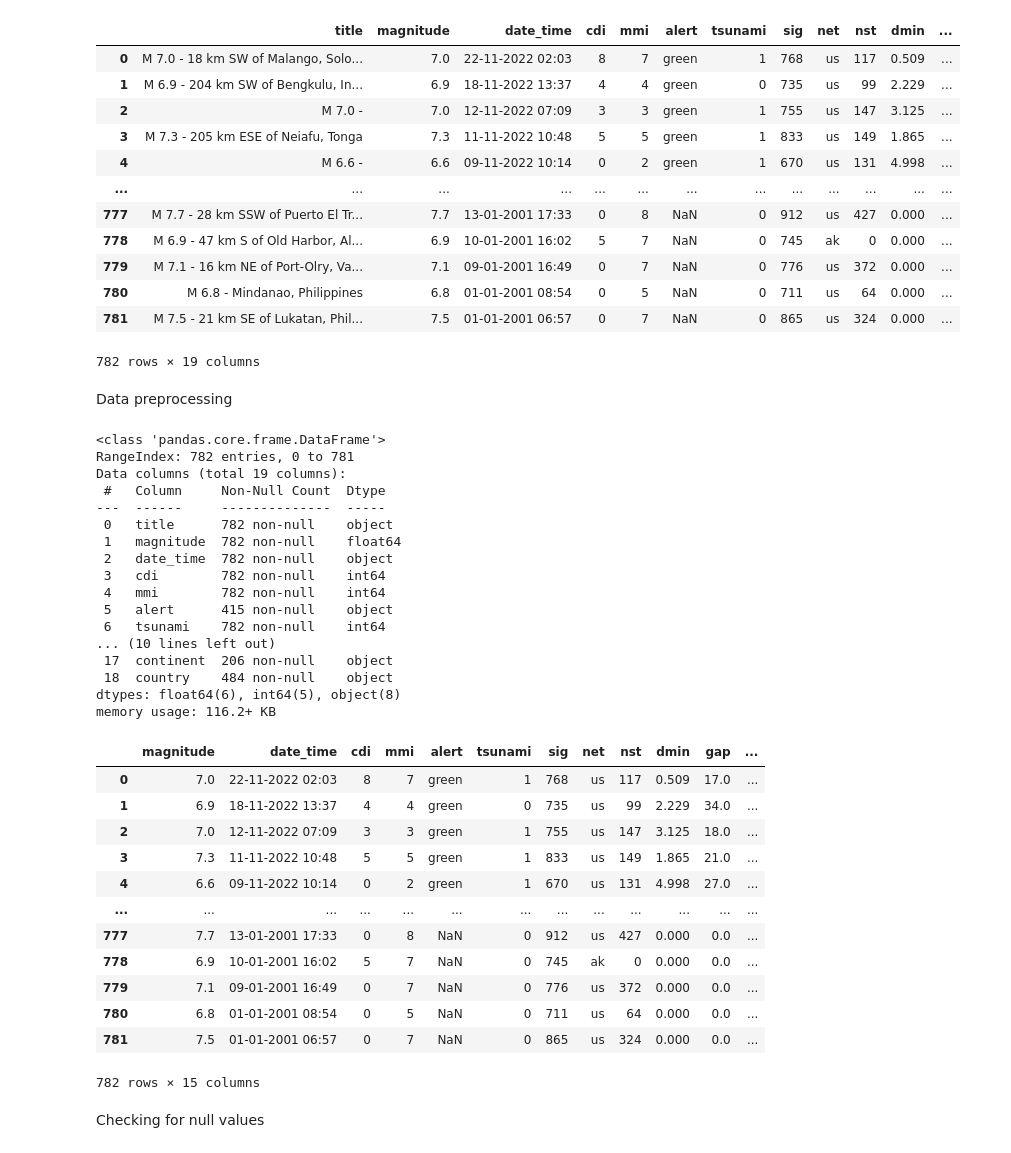
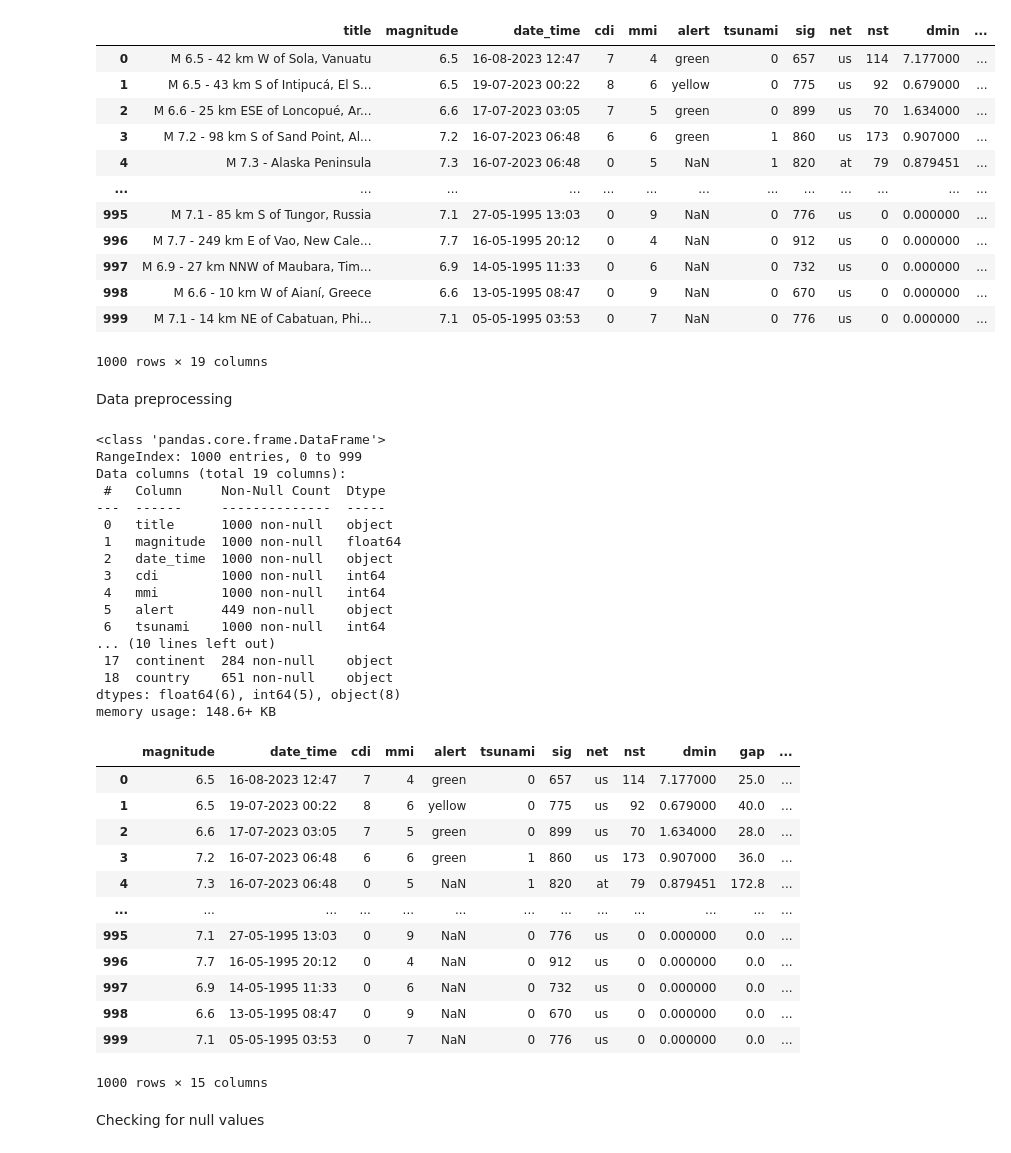
Before and after one commit to Disha-16/earthquake_prediction, a Jupyter notebook: Earthquake_analysis_using_ensemble_learning.ipynb, the cells around one changed output. Drawn from its saved outputs; the diff is of its cells as text; code cells hidden in the pictures.

```diff
--- a/Earthquake_analysis_using_ensemble_learning.ipynb
+++ b/Earthquake_analysis_using_ensemble_learning.ipynb
@@ -7,44 +7,44 @@ import seaborn as sns
 import matplotlib.pyplot as plt
 import seaborn as sns
 # %%
-dataset=pd.read_csv("/content/drive/MyDrive/Earthquake analysis and EDA/earthquake_data.csv")
+dataset=pd.read_csv('/content/drive/MyDrive/Earthquake analysis and EDA/earthquake_1995-2023.csv')
 dataset
 # %% [output]
 |  | title | magnitude | date_time | cdi | mmi | alert | tsunami | sig | net | nst | dmin | ... |
-| 0 | M 7.0 - 18 km SW of Malango, Solo... | 7.0 | 22-11-2022 02:03 | 8 | 7 | green | 1 | 768 | us | 117 | 0.509 | ... |
-| 1 | M 6.9 - 204 km SW of Bengkulu, In... | 6.9 | 18-11-2022 13:37 | 4 | 4 | green | 0 | 735 | us | 99 | 2.229 | ... |
-| 2 | M 7.0 - | 7.0 | 12-11-2022 07:09 | 3 | 3 | green | 1 | 755 | us | 147 | 3.125 | ... |
-| 3 | M 7.3 - 205 km ESE of Neiafu, Tonga | 7.3 | 11-11-2022 10:48 | 5 | 5 | green | 1 | 833 | us | 149 | 1.865 | ... |
-| 4 | M 6.6 - | 6.6 | 09-11-2022 10:14 | 0 | 2 | green | 1 | 670 | us | 131 | 4.998 | ... |
+| 0 | M 6.5 - 42 km W of Sola, Vanuatu | 6.5 | 16-08-2023 12:47 | 7 | 4 | green | 0 | 657 | us | 114 | 7.177000 | ... |
+| 1 | M 6.5 - 43 km S of Intipucá, El S... | 6.5 | 19-07-2023 00:22 | 8 | 6 | yellow | 0 | 775 | us | 92 | 0.679000 | ... |
+| 2 | M 6.6 - 25 km ESE of Loncopué, Ar... | 6.6 | 17-07-2023 03:05 | 7 | 5 | green | 0 | 899 | us | 70 | 1.634000 | ... |
+| 3 | M 7.2 - 98 km S of Sand Point, Al... | 7.2 | 16-07-2023 06:48 | 6 | 6 | green | 1 | 860 | us | 173 | 0.907000 | ... |
+| 4 | M 7.3 - Alaska Peninsula | 7.3 | 16-07-2023 06:48 | 0 | 5 | NaN | 1 | 820 | at | 79 | 0.879451 | ... |
 | ... | ... | ... | ... | ... | ... | ... | ... | ... | ... | ... | ... | ... |
-| 777 | M 7.7 - 28 km SSW of Puerto El Tr... | 7.7 | 13-01-2001 17:33 | 0 | 8 | NaN | 0 | 912 | us | 427 | 0.000 | ... |
-| 778 | M 6.9 - 47 km S of Old Harbor, Al... | 6.9 | 10-01-2001 16:02 | 5 | 7 | NaN | 0 | 745 | ak | 0 | 0.000 | ... |
-| 779 | M 7.1 - 16 km NE of Port-Olry, Va... | 7.1 | 09-01-2001 16:49 | 0 | 7 | NaN | 0 | 776 | us | 372 | 0.000 | ... |
-| 780 | M 6.8 - Mindanao, Philippines | 6.8 | 01-01-2001 08:54 | 0 | 5 | NaN | 0 | 711 | us | 64 | 0.000 | ... |
-| 781 | M 7.5 - 21 km SE of Lukatan, Phil... | 7.5 | 01-01-2001 06:57 | 0 | 7 | NaN | 0 | 865 | us | 324 | 0.000 | ... |
+| 995 | M 7.1 - 85 km S of Tungor, Russia | 7.1 | 27-05-1995 13:03 | 0 | 9 | NaN | 0 | 776 | us | 0 | 0.000000 | ... |
+| 996 | M 7.7 - 249 km E of Vao, New Cale... | 7.7 | 16-05-1995 20:12 | 0 | 4 | NaN | 0 | 912 | us | 0 | 0.000000 | ... |
+| 997 | M 6.9 - 27 km NNW of Maubara, Tim... | 6.9 | 14-05-1995 11:33 | 0 | 6 | NaN | 0 | 732 | us | 0 | 0.000000 | ... |
+| 998 | M 6.6 - 10 km W of Aianí, Greece | 6.6 | 13-05-1995 08:47 | 0 | 9 | NaN | 0 | 670 | us | 0 | 0.000000 | ... |
+| 999 | M 7.1 - 14 km NE of Cabatuan, Phi... | 7.1 | 05-05-1995 03:53 | 0 | 7 | NaN | 0 | 776 | us | 0 | 0.000000 | ... |
-782 rows × 19 columns
+1000 rows × 19 columns
 # %% [markdown]
 Data preprocessing
 # %%
 dataset.info()
 # %% [output]
 <class 'pandas.core.frame.DataFrame'>
-RangeIndex: 782 entries, 0 to 781
+RangeIndex: 1000 entries, 0 to 999
 Data columns (total 19 columns):
  #   Column     Non-Null Count  Dtype
 ---  ------     --------------  -----
- 0   title      782 non-null    object
- 1   magnitude  782 non-null    float64
- 2   date_time  782 non-null    object
- 3   cdi        782 non-null    int64
- 4   mmi        782 non-null    int64
- 5   alert      415 non-null    object
- 6   tsunami    782 non-null    int64
+ 0   title      1000 non-null   object
+ 1   magnitude  1000 non-null   float64
+ 2   date_time  1000 non-null   object
+ 3   cdi        1000 non-null   int64
+ 4   mmi        1000 non-null   int64
+ 5   alert      449 non-null    object
+ 6   tsunami    1000 non-null   int64
 ... (10 lines left out)
- 17  continent  206 non-null    object
- 18  country    484 non-null    object
+ 17  continent  284 non-null    object
+ 18  country    651 non-null    object
 dtypes: float64(6), int64(5), object(8)
-memory usage: 116.2+ KB
+memory usage: 148.6+ KB
 # %%
 del dataset["title"]
 # %%
@@ -57,18 +57,18 @@ del dataset["continent"]
 dataset
 # %% [output]
 |  | magnitude | date_time | cdi | mmi | alert | tsunami | sig | net | nst | dmin | gap | ... |
-| 0 | 7.0 | 22-11-2022 02:03 | 8 | 7 | green | 1 | 768 | us | 117 | 0.509 | 17.0 | ... |
-| 1 | 6.9 | 18-11-2022 13:37 | 4 | 4 | green | 0 | 735 | us | 99 | 2.229 | 34.0 | ... |
-| 2 | 7.0 | 12-11-2022 07:09 | 3 | 3 | green | 1 | 755 | us | 147 | 3.125 | 18.0 | ... |
-| 3 | 7.3 | 11-11-2022 10:48 | 5 | 5 | green | 1 | 833 | us | 149 | 1.865 | 21.0 | ... |
-| 4 | 6.6 | 09-11-2022 10:14 | 0 | 2 | green | 1 | 670 | us | 131 | 4.998 | 27.0 | ... |
+| 0 | 6.5 | 16-08-2023 12:47 | 7 | 4 | green | 0 | 657 | us | 114 | 7.177000 | 25.0 | ... |
+| 1 | 6.5 | 19-07-2023 00:22 | 8 | 6 | yellow | 0 | 775 | us | 92 | 0.679000 | 40.0 | ... |
+| 2 | 6.6 | 17-07-2023 03:05 | 7 | 5 | green | 0 | 899 | us | 70 | 1.634000 | 28.0 | ... |
+| 3 | 7.2 | 16-07-2023 06:48 | 6 | 6 | green | 1 | 860 | us | 173 | 0.907000 | 36.0 | ... |
+| 4 | 7.3 | 16-07-2023 06:48 | 0 | 5 | NaN | 1 | 820 | at | 79 | 0.879451 | 172.8 | ... |
 | ... | ... | ... | ... | ... | ... | ... | ... | ... | ... | ... | ... | ... |
-| 777 | 7.7 | 13-01-2001 17:33 | 0 | 8 | NaN | 0 | 912 | us | 427 | 0.000 | 0.0 | ... |
-| 778 | 6.9 | 10-01-2001 16:02 | 5 | 7 | NaN | 0 | 745 | ak | 0 | 0.000 | 0.0 | ... |
-| 779 | 7.1 | 09-01-2001 16:49 | 0 | 7 | NaN | 0 | 776 | us | 372 | 0.000 | 0.0 | ... |
-| 780 | 6.8 | 01-01-2001 08:54 | 0 | 5 | NaN | 0 | 711 | us | 64 | 0.000 | 0.0 | ... |
-| 781 | 7.5 | 01-01-2001 06:57 | 0 | 7 | NaN | 0 | 865 | us | 324 | 0.000 | 0.0 | ... |
+| 995 | 7.1 | 27-05-1995 13:03 | 0 | 9 | NaN | 0 | 776 | us | 0 | 0.000000 | 0.0 | ... |
+| 996 | 7.7 | 16-05-1995 20:12 | 0 | 4 | NaN | 0 | 912 | us | 0 | 0.000000 | 0.0 | ... |
+| 997 | 6.9 | 14-05-1995 11:33 | 0 | 6 | NaN | 0 | 732 | us | 0 | 0.000000 | 0.0 | ... |
+| 998 | 6.6 | 13-05-1995 08:47 | 0 | 9 | NaN | 0 | 670 | us | 0 | 0.000000 | 0.0 | ... |
+| 999 | 7.1 | 05-05-1995 03:53 | 0 | 7 | NaN | 0 | 776 | us | 0 | 0.000000 | 0.0 | ... |
-782 rows × 15 columns
+1000 rows × 15 columns
 # %% [markdown]
 Checking for null values
 # %%
```
Also changed, not shown: parts of 33 cells of this notebook.
